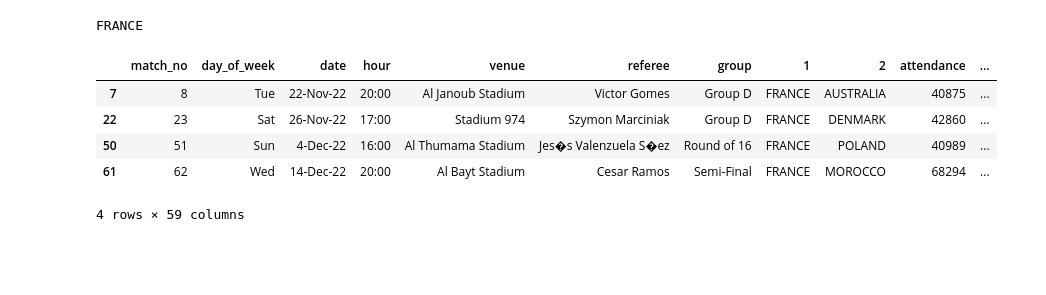
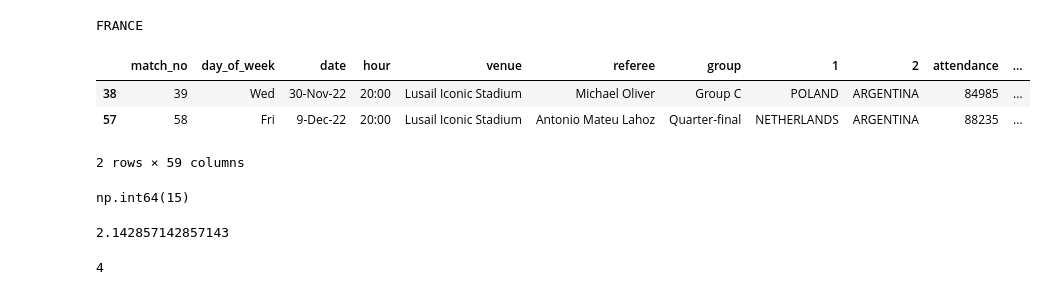
Before and after one commit to JonasLeiserson/Guia-python-epica, a Jupyter notebook: Guiapandas.ipynb, the cells around one changed output. Saved outputs shown, nothing was run; the diff lists cells and outputs as text; code cells hidden in the pictures; blank space fills up the shorter version.

```diff
--- a/Guiapandas.ipynb
+++ b/Guiapandas.ipynb
@@ -111,13 +111,3 @@ for selecciones in Selecciones:
 print(max(SeleccionConMasPenalesComidos, key=SeleccionConMasPenalesComidos.get))
 # %% [output]
 FRANCE
-# %%
-partidos = mundial[mundial["1"] == "FRANCE"]
-partidos
-# %% [output]
-|  | match_no | day_of_week | date | hour | venue | referee | group | 1 | 2 | attendance | ... |
-| 7 | 8 | Tue | 22-Nov-22 | 20:00 | Al Janoub Stadium | Victor Gomes | Group D | FRANCE | AUSTRALIA | 40875 | ... |
-| 22 | 23 | Sat | 26-Nov-22 | 17:00 | Stadium 974 | Szymon Marciniak | Group D | FRANCE | DENMARK | 42860 | ... |
-| 50 | 51 | Sun | 4-Dec-22 | 16:00 | Al Thumama Stadium | Jes�s Valenzuela S�ez | Round of 16 | FRANCE | POLAND | 40989 | ... |
-| 61 | 62 | Wed | 14-Dec-22 | 20:00 | Al Bayt Stadium | Cesar Ramos | Semi-Final | FRANCE | MOROCCO | 68294 | ... |
-4 rows × 59 columns
@@ -123,0 +122,11 @@ partidos
+# %%
+# Seleccionar todos los partidos que jugo el equipo de "visitante"
+# Completar
+
+filtroVisitante : pd.Series = mundial[mundial["2"] == equipo]
+filtroVisitante
+# %% [output]
+|  | match_no | day_of_week | date | hour | venue | referee | group | 1 | 2 | attendance | ... |
+| 38 | 39 | Wed | 30-Nov-22 | 20:00 | Lusail Iconic Stadium | Michael Oliver | Group C | POLAND | ARGENTINA | 84985 | ... |
+| 57 | 58 | Fri | 9-Dec-22 | 20:00 | Lusail Iconic Stadium | Antonio Mateu Lahoz | Quarter-final | NETHERLANDS | ARGENTINA | 88235 | ... |
+2 rows × 59 columns
@@ -123,0 +138,26 @@ partidos
+# %%
+# Cuantos goles hizo el equipo en total (obtener los goles metidos de local y sumarlos con los goles metidos de visitante)
+# Completar
+goles : int = pd.concat([filtroLocal["1_goals"], filtroVisitante["2_goals"]])
+goles.sum()
+# %% [output]
+np.int64(15)
+# %%
+# Cuantos goles hizo el equipo en promedio
+# Completar
+golesTotales = goles.sum() / len(filtroVisitanteoLocal)
+print(golesTotales)
+# %% [output]
+2.142857142857143
+# %%
+# Cuantos partidos gano el equipo
+# Completar
+
+ganados : int = pd.concat([
+    filtroLocal[(filtroLocal["1_goals"] > filtroLocal["2_goals"])],
+    filtroVisitante[(filtroVisitante["2_goals"] > filtroVisitante["1_goals"])]
+])
+len(ganados)
+#osea no pero como no hay un dato para saber el ganador sin contar los goles
+# %% [output]
+4
```
Also changed, not shown: parts of 9 cells of this notebook.
